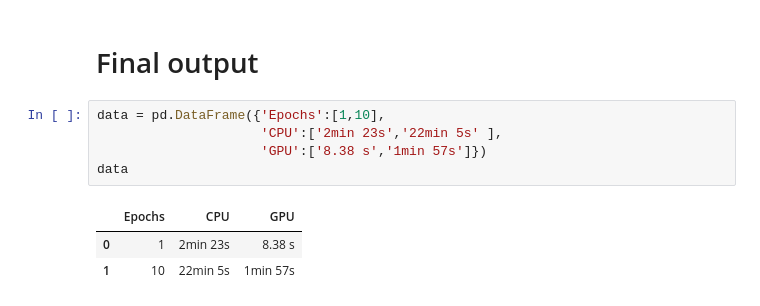
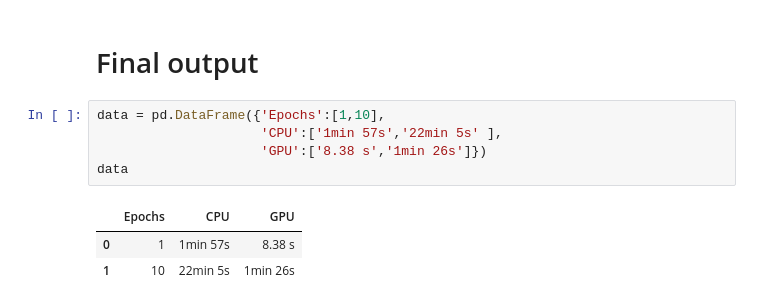
Before and after one commit to NiloferMubeen/Deep_learning, a Jupyter notebook: Image_classification_Ann.ipynb, the cells around one changed output. Cells and saved outputs as stored; diff of their text form.

```diff
--- a/Image_classification_Ann.ipynb
+++ b/Image_classification_Ann.ipynb
@@ -241,10 +241,10 @@ Epoch 10/10
 # Final output
 # %%
 data = pd.DataFrame({'Epochs':[1,10],
-                     'CPU':['2min 23s','22min 5s' ],
-                     'GPU':['8.38 s','1min 57s']})
+                     'CPU':['1min 57s','22min 5s' ],
+                     'GPU':['8.38 s','1min 26s']})
 data
 # %% [output]
 |  | Epochs | CPU | GPU |
-| 0 | 1 | 2min 23s | 8.38 s |
-| 1 | 10 | 22min 5s | 1min 57s |
+| 0 | 1 | 1min 57s | 8.38 s |
+| 1 | 10 | 22min 5s | 1min 26s |
```
